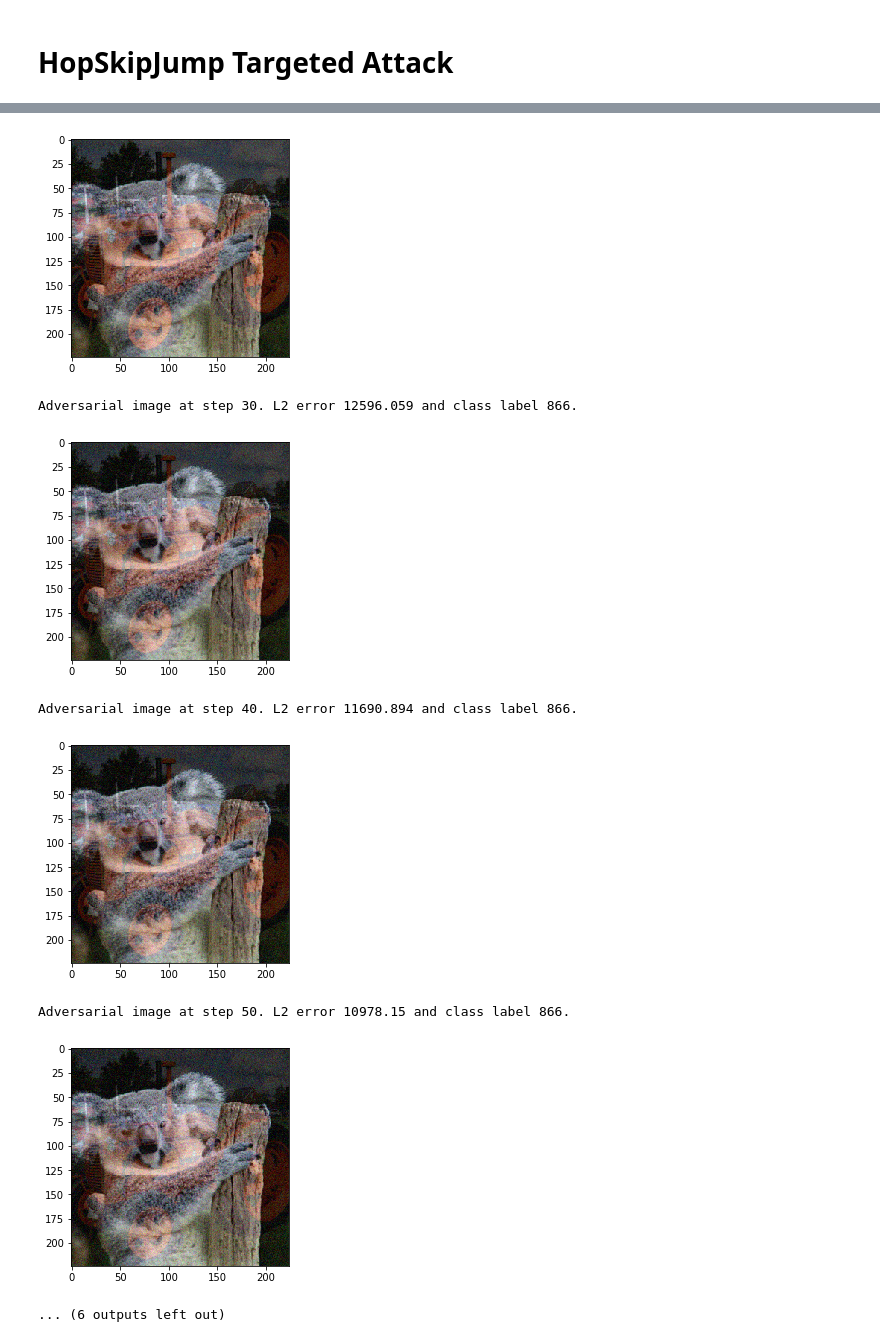
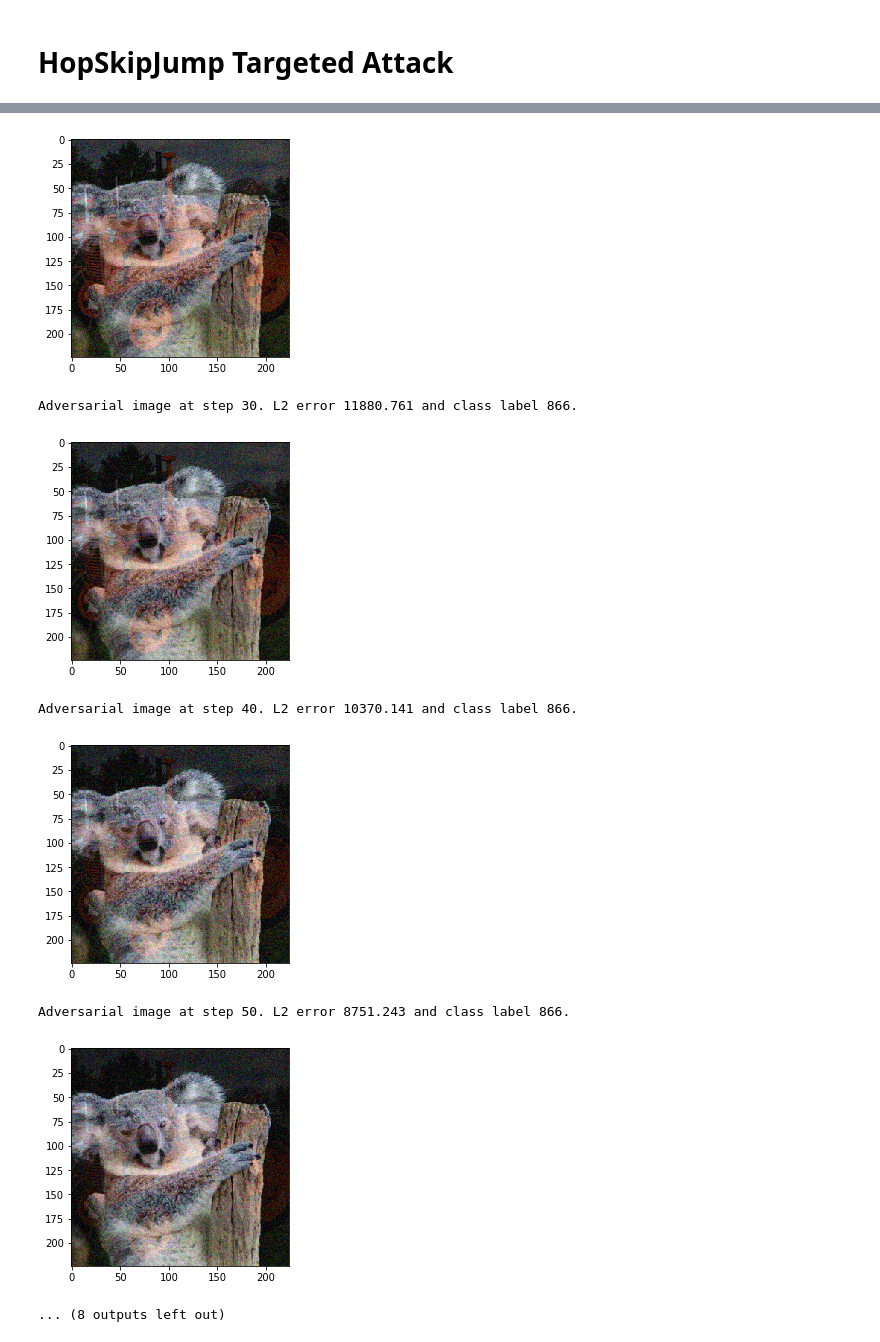
Before and after one commit to Trusted-AI/adversarial-robustness-toolbox, a Jupyter notebook: notebooks/attack_hopskipjump.ipynb, the cells around one changed output, grey strips where cells are left out. Cells and saved outputs as stored; diff of their text form; code cells hidden in the pictures.

```diff
--- a/notebooks/attack_hopskipjump.ipynb
+++ b/notebooks/attack_hopskipjump.ipynb
@@ -68,7 +68,7 @@ attack = HopSkipJump(classifier=classifier, targeted=False, max_iter=0, max_eval
 iter_step = 10
 x_adv = None
 for i in range(10):
-    x_adv = attack.generate(x=np.array([target_image]), x_adv_init=x_adv)
+    x_adv = attack.generate(x=np.array([target_image]), x_adv_init=x_adv, resume=True)
 
     #clear_output()
     print("Adversarial image at step %d." % (i * iter_step), "L2 error",
@@ -99,7 +99,7 @@ attack = HopSkipJump(classifier=classifier, targeted=True, max_iter=0, max_eval=
 iter_step = 10
 x_adv = np.array([init_image])
 for i in range(10):
-    x_adv = attack.generate(x=np.array([target_image]), y=to_categorical([866], 1000), x_adv_init=x_adv)
+    x_adv = attack.generate(x=np.array([target_image]), y=to_categorical([866], 1000), x_adv_init=x_adv, resume=True)
 
     #clear_output()
     print("Adversarial image at step %d." % (i * iter_step), "L2 error",
@@ -118,8 +118,8 @@ Adversarial image at step 20. L2 error 14370.239 and class label 866.
 [figure]
-Adversarial image at step 30. L2 error 12596.059 and class label 866.
+Adversarial image at step 30. L2 error 11880.761 and class label 866.
 [figure]
-Adversarial image at step 40. L2 error 11690.894 and class label 866.
+Adversarial image at step 40. L2 error 10370.141 and class label 866.
-[figure, old version]
+[figure, new version]
-Adversarial image at step 50. L2 error 10978.15 and class label 866.
+Adversarial image at step 50. L2 error 8751.243 and class label 866.
-[figure, old version]
+[figure, new version]
-... (6 outputs left out)
+... (8 outputs left out)
```
Also changed, not shown: parts of 3 cells of this notebook.
